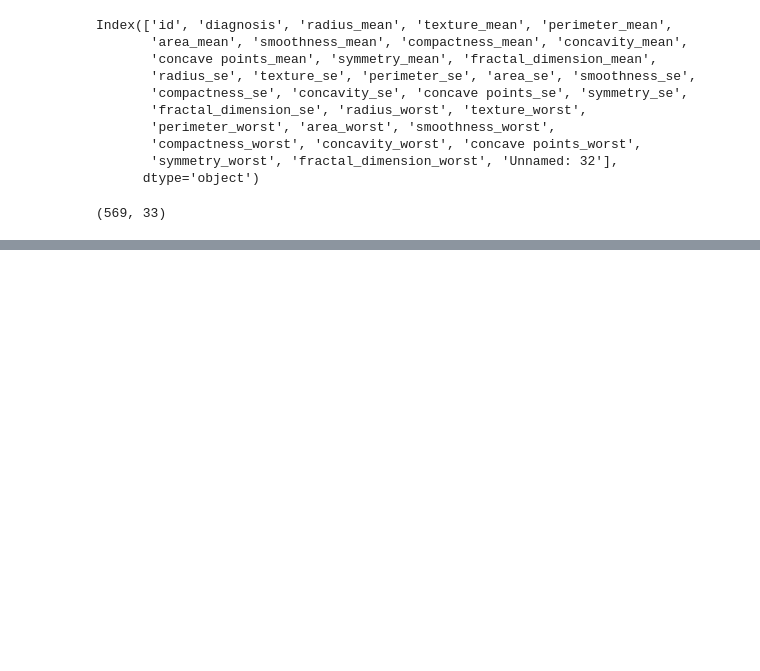
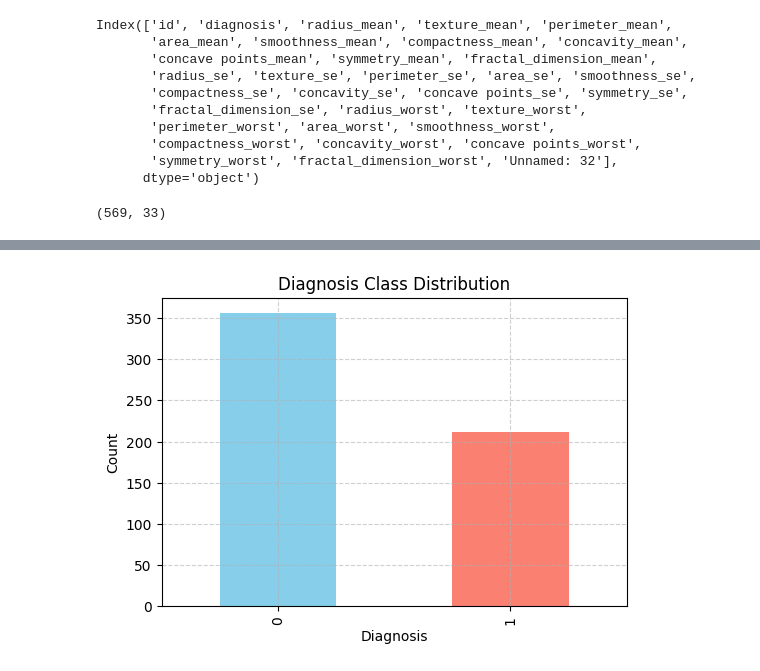
Before and after one commit to shrutikakadam2511/Breast_Cancer_Analysis, a Jupyter notebook: preprocessing.ipynb, the cells around one changed output, grey strips where cells are left out. Cells and saved outputs as stored; diff of their text form; code cells hidden in the pictures; blank space fills up the shorter version.

```diff
--- a/preprocessing.ipynb
+++ b/preprocessing.ipynb
@@ -39,0 +201,10 @@ ds.shape
+# %%
+plt.figure(figsize=(6,4))
+df['diagnosis'].value_counts().plot(kind='bar', color=['skyblue', 'salmon'])
+plt.title('Diagnosis Class Distribution')
+plt.xlabel('Diagnosis')
+plt.ylabel('Count')
+plt.grid(True, linestyle='--', alpha=0.6)
+plt.show()
+# %% [output]
+[figure, added]
```
Also changed, not shown: parts of 31 cells of this notebook.
